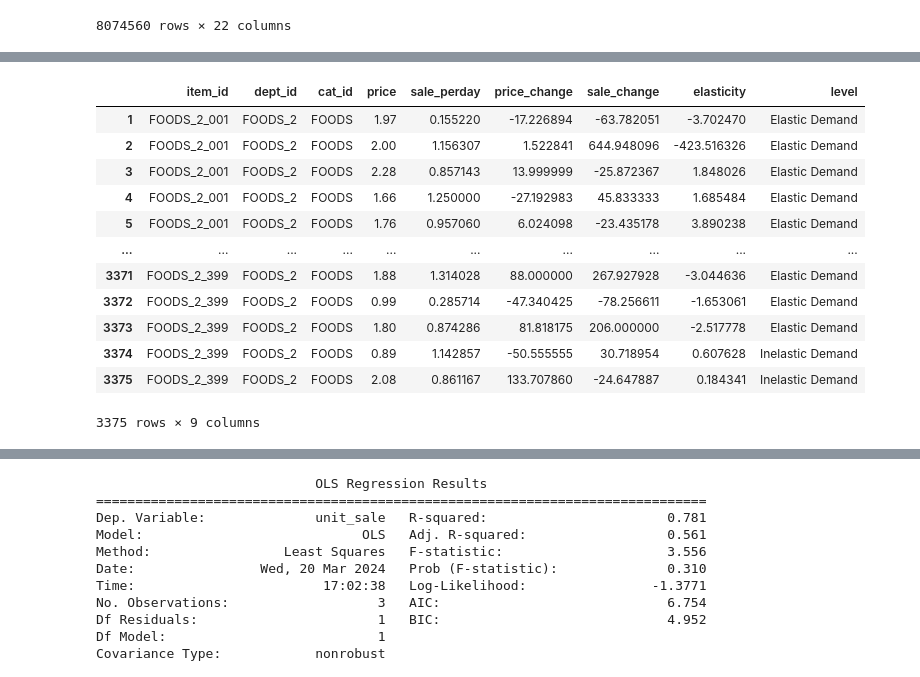
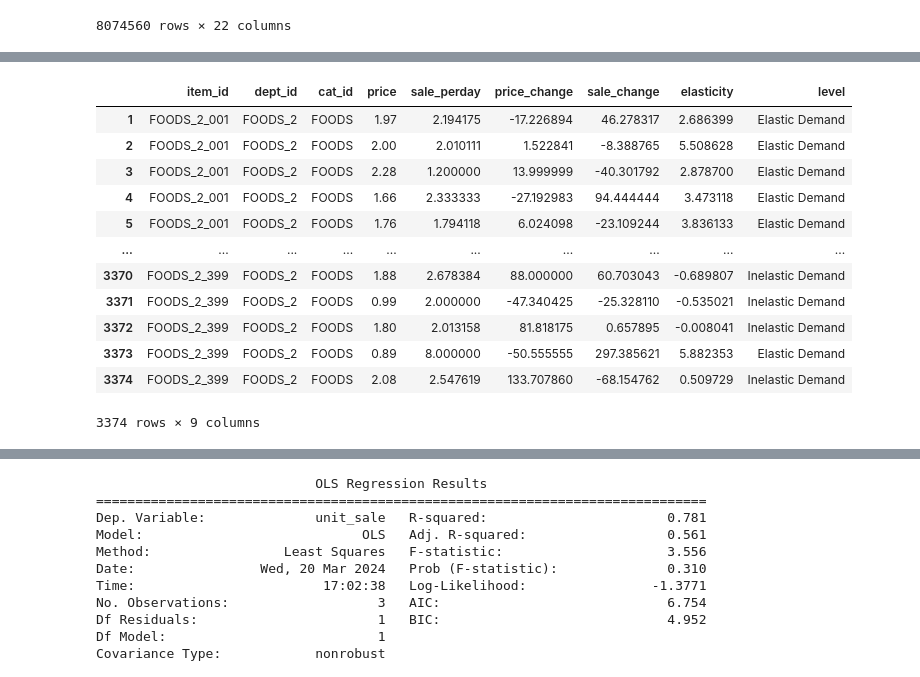
Before and after one commit to janiceivana/DS_05, a Jupyter notebook: New Data Analysis.ipynb, the cells around one changed output, grey strips where cells are left out. Drawn from its saved outputs; the diff is of its cells as text; code cells hidden in the pictures.

```diff
--- a/New Data Analysis.ipynb
+++ b/New Data Analysis.ipynb
@@ -1205,5 +1274,6 @@ h2_df
 # %%
 food_1=my_data[my_data['dept_id']=="FOODS_1"]
+food_1 = food_1.drop(food_1[food_1['unit_sale'] == 0].index)
 
 f1_df = pd.DataFrame(columns=['item_id', 'dept_id','cat_id','price', 'sale_perday','price_change','sale_change','elasticity'])
 
@@ -1251,12 +1321,10 @@ for elasticity in f1_df['elasticity'].values:
         level_values.append('Elastic Demand')
     elif abs(elasticity) == 1:
         level_values.append('Unitary Elastic Demand')
-    elif abs(elasticity) < 1:
+    elif abs(elasticity) == 0:
+        level_values.append('Perfectly Inelastic Demand')
+    else:# abs(elasticity) < 1
         level_values.append('Inelastic Demand')
-    elif elasticity == 0:
-        level_values.append('Perfectly Inelastic Demand')
-    else:
-        level_values.append('Perfectly Elastic Demand')
 
 
 f1_df['level'] = level_values
@@ -1277,0 +1346,24 @@ f1_df
+# %%
+Vis_f1 = pd.DataFrame()
+
+for item_id in f1_df['item_id'].unique():
+    entry_df = f1_df[f1_df['item_id'] == item_id]
+
+    price_change = entry_df["price_change"].mean()
+    sale_change = entry_df["sale_change"].mean()
+    elasticity = entry_df["elasticity"].mean()
+
+    Vis_f1 = Vis_f1.append({'item_id': item_id,
+                    'price_change': price_change,
+                    'sale_change': sale_change,
+                    'elasticity': elasticity},ignore_index=True)
+
+#V1
+plt.scatter(Vis_f1['price_change'], Vis_f1['sale_change'])
+
+plt.title('Food_1 Scatter Plot of Price Change% vs Sale Change%')
+plt.xlabel('Price Change%')
+plt.ylabel('Sale Change%')
+plt.grid(True)
+
+plt.show()
@@ -1278,5 +1372,6 @@ f1_df
 # %%
 food_2=my_data[my_data['dept_id']=="FOODS_2"]
+food_2 = food_2.drop(food_2[food_2['unit_sale'] == 0].index)
 
 f2_df = pd.DataFrame(columns=['item_id', 'dept_id','cat_id','price', 'sale_perday','price_change','sale_change','elasticity'])
 
@@ -1318,33 +1413,31 @@ f2_df
 # %%
 level_values = []
 
 
 for elasticity in f2_df['elasticity'].values:
     if abs(elasticity) > 1:
         level_values.append('Elastic Demand')
     elif abs(elasticity) == 1:
         level_values.append('Unitary Elastic Demand')
-    elif abs(elasticity) < 1:
+    elif abs(elasticity) == 0:
+        level_values.append('Perfectly Inelastic Demand')
+    else:# abs(elasticity) < 1
         level_values.append('Inelastic Demand')
-    elif elasticity == 0:
-        level_values.append('Perfectly Inelastic Demand')
-    else:
-        level_values.append('Perfectly Elastic Demand')
 
 
 f2_df['level'] = level_values
 f2_df
 # %% [output]
 |  | item_id | dept_id | cat_id | price | sale_perday | price_change | sale_change | elasticity | level |
-| 1 | FOODS_2_001 | FOODS_2 | FOODS | 1.97 | 0.155220 | -17.226894 | -63.782051 | -3.702470 | Elastic Demand |
-| 2 | FOODS_2_001 | FOODS_2 | FOODS | 2.00 | 1.156307 | 1.522841 | 644.948096 | -423.516326 | Elastic Demand |
-| 3 | FOODS_2_001 | FOODS_2 | FOODS | 2.28 | 0.857143 | 13.999999 | -25.872367 | 1.848026 | Elastic Demand |
-| 4 | FOODS_2_001 | FOODS_2 | FOODS | 1.66 | 1.250000 | -27.192983 | 45.833333 | 1.685484 | Elastic Demand |
-| 5 | FOODS_2_001 | FOODS_2 | FOODS | 1.76 | 0.957060 | 6.024098 | -23.435178 | 3.890238 | Elastic Demand |
+| 1 | FOODS_2_001 | FOODS_2 | FOODS | 1.97 | 2.194175 | -17.226894 | 46.278317 | 2.686399 | Elastic Demand |
+| 2 | FOODS_2_001 | FOODS_2 | FOODS | 2.00 | 2.010111 | 1.522841 | -8.388765 | 5.508628 | Elastic Demand |
+| 3 | FOODS_2_001 | FOODS_2 | FOODS | 2.28 | 1.200000 | 13.999999 | -40.301792 | 2.878700 | Elastic Demand |
+| 4 | FOODS_2_001 | FOODS_2 | FOODS | 1.66 | 2.333333 | -27.192983 | 94.444444 | 3.473118 | Elastic Demand |
+| 5 | FOODS_2_001 | FOODS_2 | FOODS | 1.76 | 1.794118 | 6.024098 | -23.109244 | 3.836133 | Elastic Demand |
 | ... | ... | ... | ... | ... | ... | ... | ... | ... | ... |
-| 3371 | FOODS_2_399 | FOODS_2 | FOODS | 1.88 | 1.314028 | 88.000000 | 267.927928 | -3.044636 | Elastic Demand |
-| 3372 | FOODS_2_399 | FOODS_2 | FOODS | 0.99 | 0.285714 | -47.340425 | -78.256611 | -1.653061 | Elastic Demand |
-| 3373 | FOODS_2_399 | FOODS_2 | FOODS | 1.80 | 0.874286 | 81.818175 | 206.000000 | -2.517778 | Elastic Demand |
-| 3374 | FOODS_2_399 | FOODS_2 | FOODS | 0.89 | 1.142857 | -50.555555 | 30.718954 | 0.607628 | Inelastic Demand |
-| 3375 | FOODS_2_399 | FOODS_2 | FOODS | 2.08 | 0.861167 | 133.707860 | -24.647887 | 0.184341 | Inelastic Demand |
+| 3370 | FOODS_2_399 | FOODS_2 | FOODS | 1.88 | 2.678384 | 88.000000 | 60.703043 | -0.689807 | Inelastic Demand |
+| 3371 | FOODS_2_399 | FOODS_2 | FOODS | 0.99 | 2.000000 | -47.340425 | -25.328110 | -0.535021 | Inelastic Demand |
+| 3372 | FOODS_2_399 | FOODS_2 | FOODS | 1.80 | 2.013158 | 81.818175 | 0.657895 | -0.008041 | Inelastic Demand |
+| 3373 | FOODS_2_399 | FOODS_2 | FOODS | 0.89 | 8.000000 | -50.555555 | 297.385621 | 5.882353 | Elastic Demand |
+| 3374 | FOODS_2_399 | FOODS_2 | FOODS | 2.08 | 2.547619 | 133.707860 | -68.154762 | 0.509729 | Inelastic Demand |
-3375 rows × 9 columns
+3374 rows × 9 columns
```
Also changed, not shown: parts of 27 cells of this notebook.
